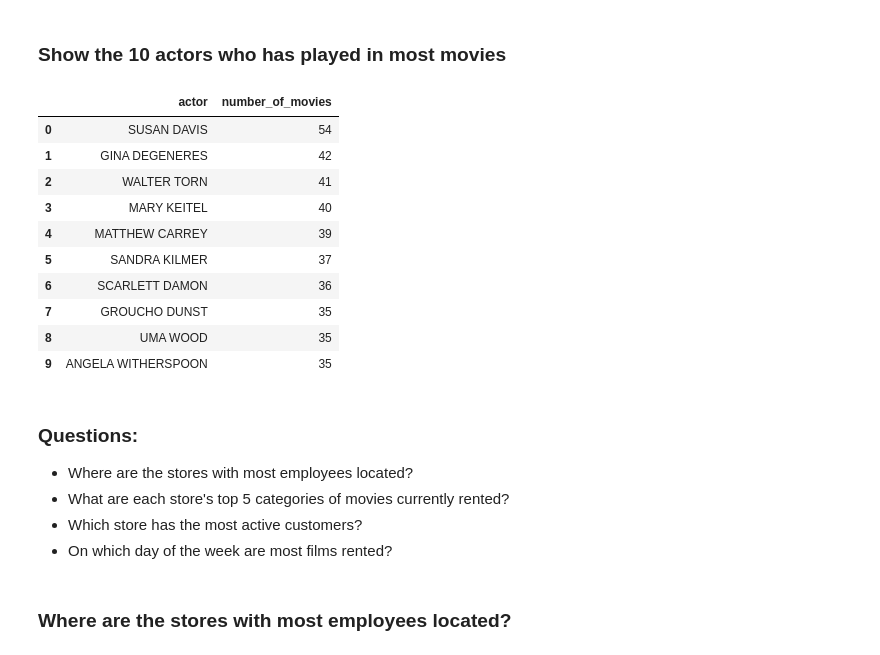
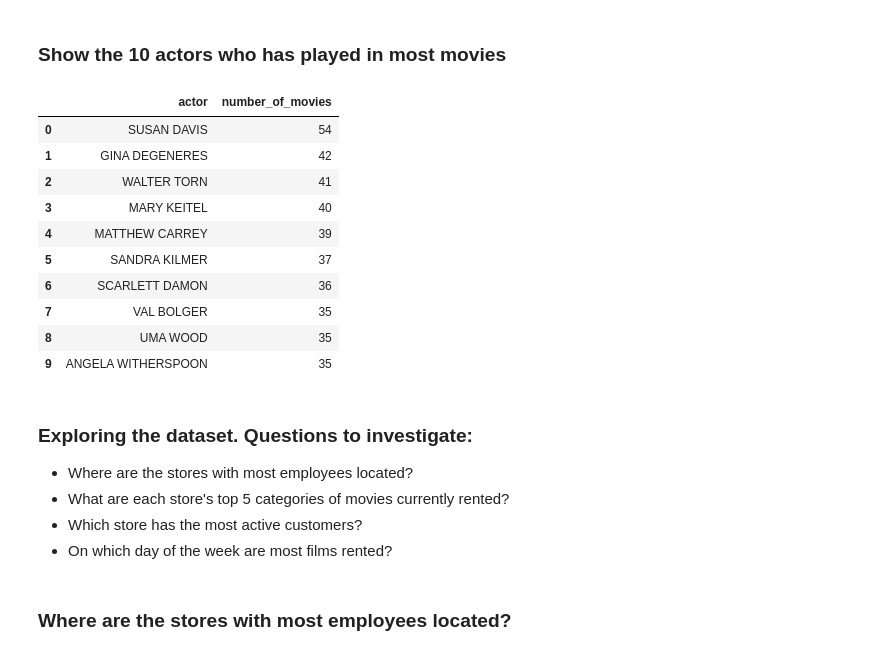
Before and after one commit to Josefin3647/sakila_lab_josefin_le, a Jupyter notebook: eda.ipynb, the cells around one changed output. Saved outputs shown, nothing was run; the diff lists cells and outputs as text; code cells hidden in the pictures.

```diff
--- a/eda.ipynb
+++ b/eda.ipynb
@@ -7,7 +7,7 @@ from matplotlib.ticker import FuncFormatter
 
 with duckdb.connect("data/sakila.duckdb") as conn:
     description = conn.sql("DESC;").df()
-    films = conn.sql("FROM film;").df()
+    films = conn.sql("FROM staging.film;").df()
 
 films.head(3)
 # %% [output]
@@ -119,29 +109,29 @@ query_sakila("""SELECT title, ROUND(rental_duration / rental_rate, 2) AS rent_pe
 ### Show the 10 actors who has played in most movies
 # %%
 query_sakila("""SELECT
-             a.first_name || ' ' || a.last_name AS actor,
-             COUNT(DISTINCT f.film_id) AS number_of_movies
-             FROM film f
-                LEFT JOIN film_actor fa ON f.film_id = fa.film_id
-                LEFT JOIN actor a ON a.actor_id = fa.actor_id
-             GROUP BY actor
-             ORDER BY number_of_movies DESC
+            a.first_name || ' ' || a.last_name AS actor,
+            COUNT(DISTINCT f.film_id) AS number_of_movies
+            FROM staging.film f
+               LEFT JOIN staging.film_actor fa ON f.film_id = fa.film_id
+               LEFT JOIN staging.actor a ON a.actor_id = fa.actor_id
+            GROUP BY actor
+            ORDER BY number_of_movies DESC
             ;
-             """).head(10)
+            """).head(10)
 # %% [output]
 |  | actor | number_of_movies |
 | 0 | SUSAN DAVIS | 54 |
 | 1 | GINA DEGENERES | 42 |
 | 2 | WALTER TORN | 41 |
 | 3 | MARY KEITEL | 40 |
 | 4 | MATTHEW CARREY | 39 |
 | 5 | SANDRA KILMER | 37 |
 | 6 | SCARLETT DAMON | 36 |
-| 7 | GROUCHO DUNST | 35 |
+| 7 | VAL BOLGER | 35 |
 | 8 | UMA WOOD | 35 |
 | 9 | ANGELA WITHERSPOON | 35 |
 # %% [markdown]
-### Questions:
+### Exploring the dataset. Questions to investigate:
 - Where are the stores with most employees located?
 - What are each store's top 5 categories of movies currently rented?
 - Which store has the most active customers?
```
Also changed, not shown: parts of 13 cells of this notebook, 2 other files.
